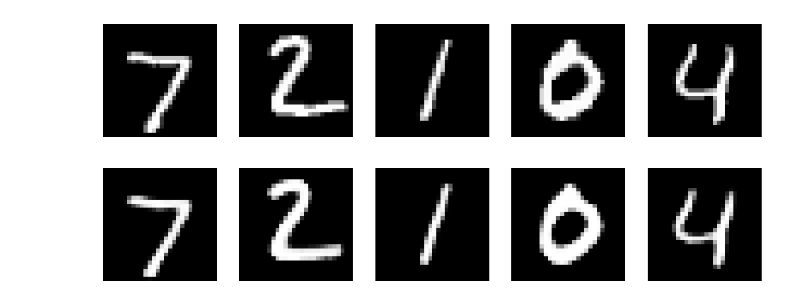
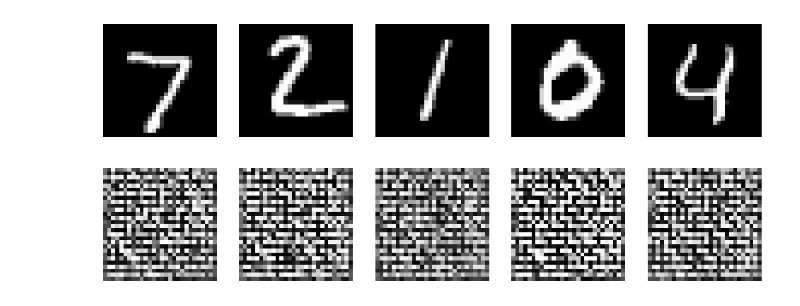
Before and after one commit to Dorknafo7/deep_learning_project, a Jupyter notebook: code/DecoderEncoderMNIST.ipynb, the cells around one changed output. Saved outputs shown, nothing was run; the diff lists cells and outputs as text; code cells hidden in the pictures.

```diff
--- a/code/DecoderEncoderMNIST.ipynb
+++ b/code/DecoderEncoderMNIST.ipynb
@@ -55,7 +55,7 @@ decoder = AutoDecoderMnist(latent_dim=128, out_channels=im_size[0])
 
 epochs = 1
 device = torch.device("cuda" if torch.cuda.is_available() else "cpu")
-trainEncoder(encoder, decoder, epochs, dl_train, dl_val, device=device)
+#trainEncoder(encoder, decoder, epochs, dl_train, dl_val, device=device)
 
 batch_images, _ = next(iter(dl_test))
 batch_images    = batch_images.to(device)
@@ -66,5 +66,5 @@ decoded = decoder(encoded)
 print_images(decoded, num_to_print=5)
 
 # t-SNE
-#plot_tsne(encoder, dl_test ,device)
+plot_tsne(encoder, dl_test ,device, "mnist_encoder_1_2_1")
 # %% [output]
@@ -73,5 +71,5 @@ Epoch [1/1], Train Loss: 0.0063, Validation Loss: 0.0030
 [figure]
-[figure, old version]
+[figure, new version]
 # %%
 # Adding a classifier
 print("Section 1.2.1.2")
```
Also changed, not shown: parts of 4 cells of this notebook.
